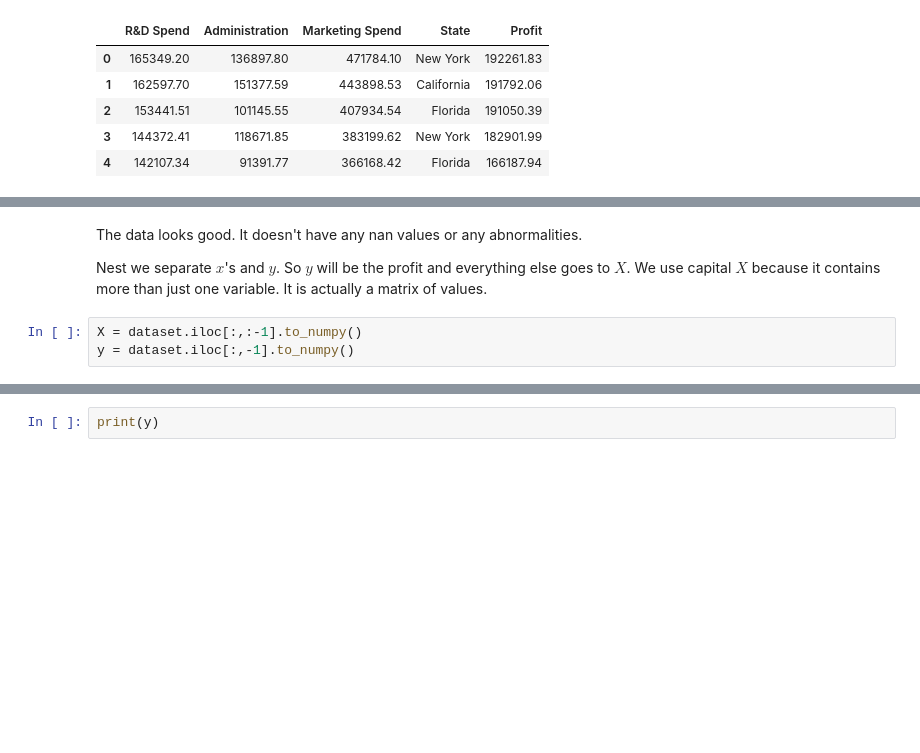
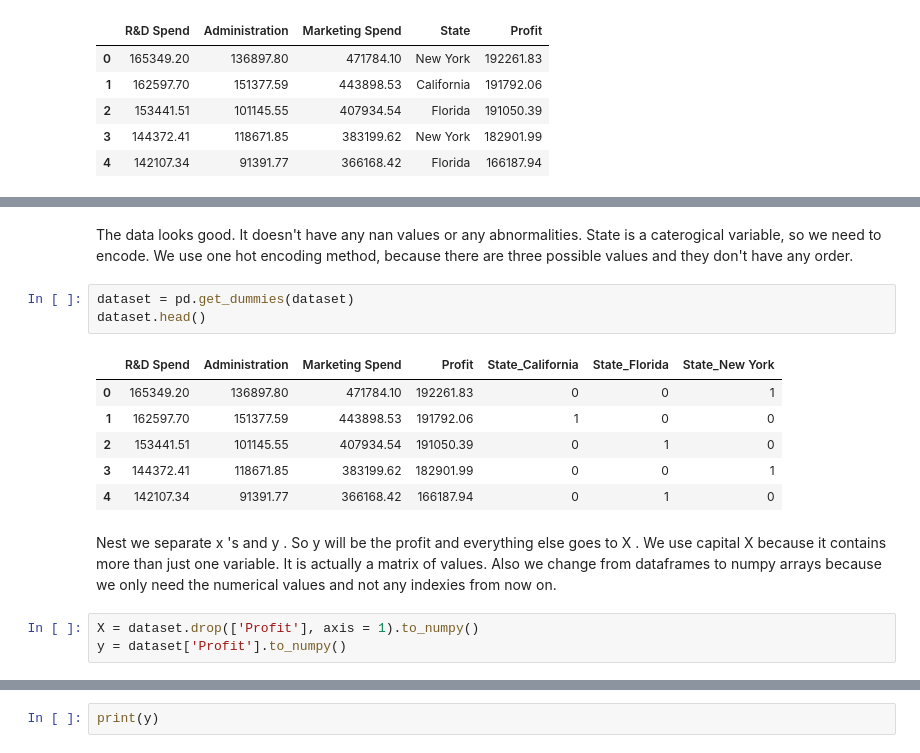
Before and after one commit to sarogov/Machine-Learning-course-projects, a Jupyter notebook: Backward_elimination_linear_regression.ipynb, the cells around one changed output, grey strips where cells are left out. Cells and saved outputs as stored; diff of their text form; blank space fills up the shorter version.

```diff
--- a/Backward_elimination_linear_regression.ipynb
+++ b/Backward_elimination_linear_regression.ipynb
@@ -43,10 +50,20 @@ dataset.head()
+# %% [markdown]
+The data looks good. It doesn't have any nan values or any abnormalities. State is a caterogical variable, so we need to encode. We use one hot encoding method, because there are three possible values and they don't have any order.
+# %%
+dataset = pd.get_dummies(dataset)
+dataset.head()
+# %% [output]
+|  | R&D Spend | Administration | Marketing Spend | Profit | State_California | State_Florida | State_New York |
+| 0 | 165349.20 | 136897.80 | 471784.10 | 192261.83 | 0 | 0 | 1 |
+| 1 | 162597.70 | 151377.59 | 443898.53 | 191792.06 | 1 | 0 | 0 |
+| 2 | 153441.51 | 101145.55 | 407934.54 | 191050.39 | 0 | 1 | 0 |
+| 3 | 144372.41 | 118671.85 | 383199.62 | 182901.99 | 0 | 0 | 1 |
+| 4 | 142107.34 | 91391.77 | 366168.42 | 166187.94 | 0 | 1 | 0 |
 # %% [markdown]
-The data looks good. It doesn't have any nan values or any abnormalities.
-
-Nest we separate $x$'s and $y$. So $y$ will be the profit and everything else goes to $X$. We use capital $X$ because it contains more than just one variable. It is actually a matrix of values.
+Nest we separate  x 's and  y . So  y  will be the profit and everything else goes to  X . We use capital  X  because it contains more than just one variable. It is actually a matrix of values. Also we change from dataframes to numpy arrays because we only need the numerical values and not any indexies from now on.
 # %%
-X = dataset.iloc[:,:-1].to_numpy()
-y = dataset.iloc[:,-1].to_numpy()
+X = dataset.drop(['Profit'], axis = 1).to_numpy()
+y = dataset['Profit'].to_numpy()
 # %%
 print(X)
 # %% [output]
```
Also changed, not shown: parts of 39 cells of this notebook.
